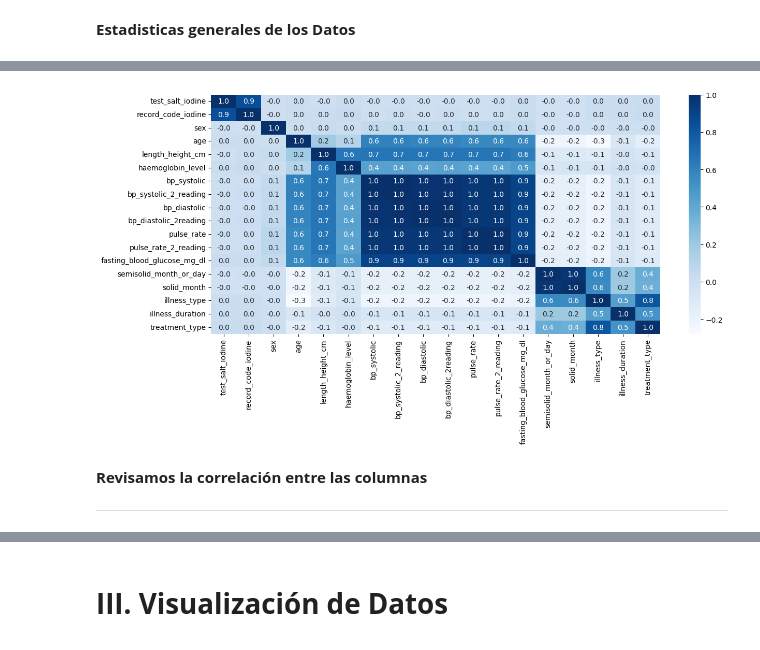
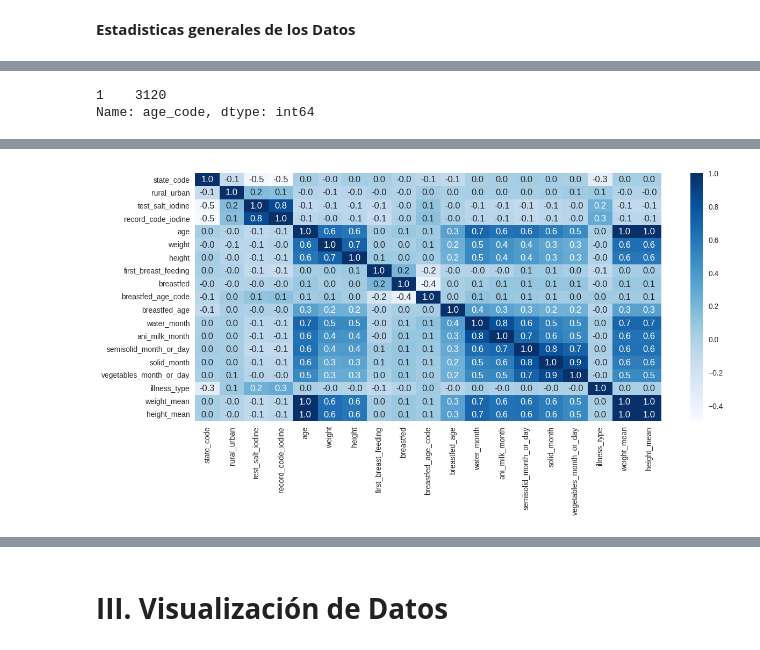
Before and after one commit to marce3-2140/Clinical-Anthropometric-Bio-Chemical-Survey, a Jupyter notebook: SurveyClinicalData.ipynb, the cells around one changed output, grey strips where cells are left out. Drawn from its saved outputs; the diff is of its cells as text; code cells hidden in the pictures.

```diff
--- a/SurveyClinicalData.ipynb
+++ b/SurveyClinicalData.ipynb
@@ -501,0 +704,2 @@ df.columns
+# %%
+df.rename(columns={'is_cur_breast_feeding': 'breastfed', 'day_or_month_for_breast_feeding_': 'breastfed_age_code', 'day_or_month_for_breast_feeding':'breastfed_age' }, inplace=True)
@@ -501,0 +758,2 @@ df.columns
+# %%
+df = df.dropna(subset='age')
@@ -516,0 +801,2 @@ df.loc[hb,:].head()
+# %%
+df = df.drop(columns=['haemoglobin_test', 'haemoglobin_level', 'haemoglobin', 'illness_duration', 'treatment_type'])
@@ -542,4 +828 @@ df['day_or_month_for_breast_feeding_'].value_counts()
-# %%
-df['day_or_month_for_breast_feeding_'] = df['day_or_month_for_breast_feeding_'].replace('m', 'M')
-df['day_or_month_for_breast_feeding_'].value_counts()
 # %%
@@ -576,16 +864,15 @@ df.describe()
+# %%
+df['age_code'].value_counts()
+# %% [output]
+1    3120
+Name: age_code, dtype: int64
 # %%
-#Buscamos correlaciones entre las columnas
-columns_corr = ['rural_urban','test_salt_iodine','record_code_iodine',
-                'sex', 'age','length_height_cm','haemoglobin_level',
-                'bp_systolic','bp_systolic_2_reading','bp_diastolic',
-                'bp_diastolic_2reading','pulse_rate','pulse_rate_2_reading',
-                'fasting_blood_glucose_mg_dl','semisolid_month_or_day',
-                'solid_month','illness_type','illness_duration',
-                'treatment_type']
+# Calcular la matriz de correlación
+columns_to_exclude = ['age_code']
+corr = df.drop(columns=columns_to_exclude).corr()
 
-subset_df = df[columns_corr]
-corr = subset_df.corr()
-plt.figure(figsize=(14,6))
-sns.heatmap(corr, cmap="Blues", annot = True, fmt=".1f");
-plt.show();
+# Crear el mapa de calor
+plt.figure(figsize=(14, 6))
+sns.heatmap(corr, cmap='Blues', annot=True, fmt=".1f")
+plt.show()
 # %% [output]
@@ -592,5 +880 @@ plt.show();
-[figure, old version]
+[figure, new version]
-# %% [markdown]
-**Revisamos la correlación entre las columnas**
-
-___
```
Also changed, not shown: parts of 165 cells of this notebook.
